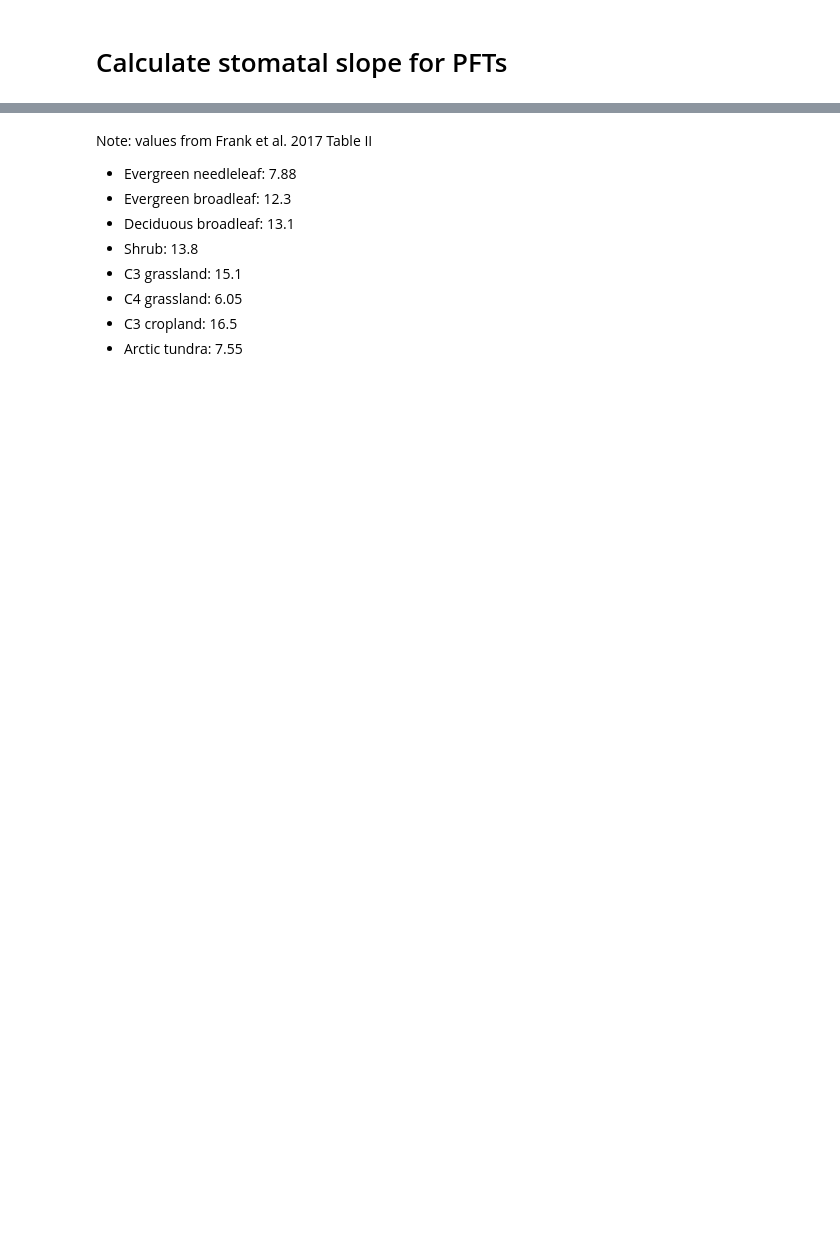
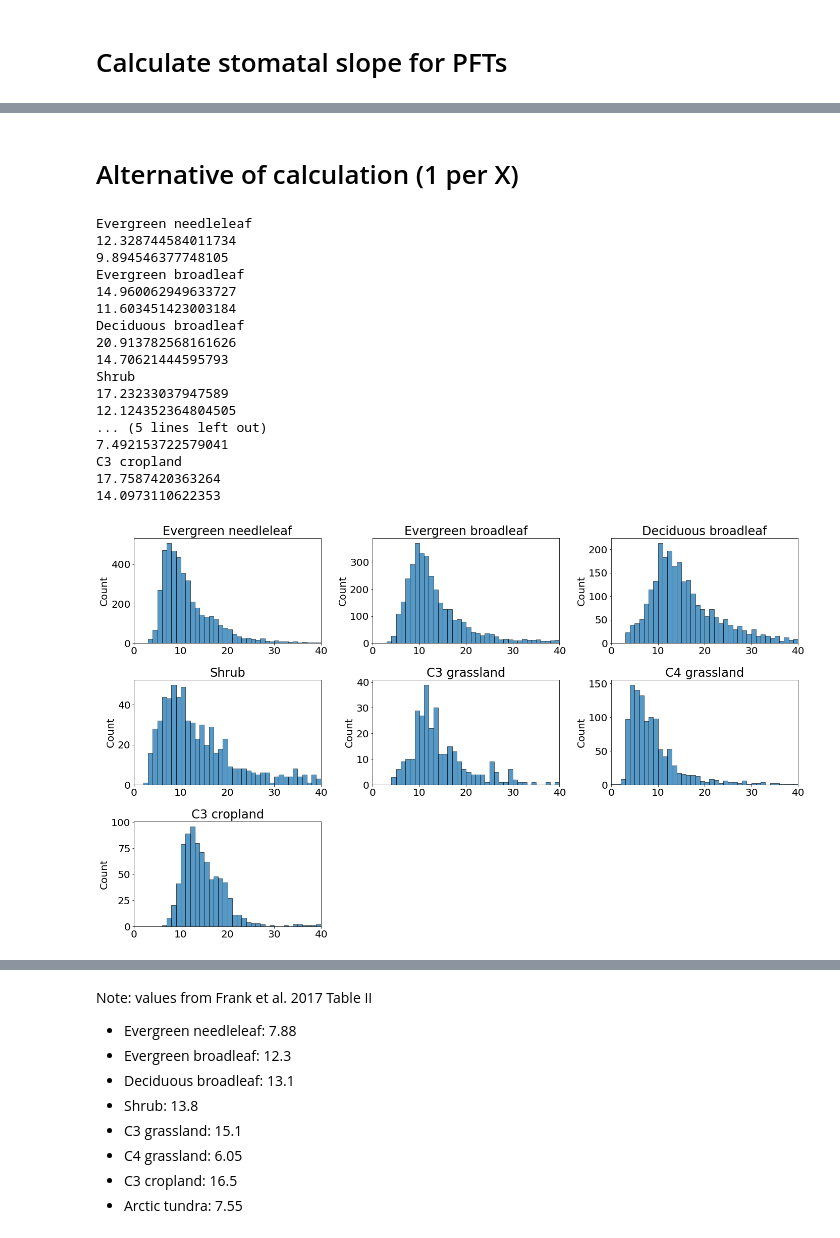
Before and after one commit to czarakas/TREE2H2O, a Jupyter notebook: code/stomatal_slope_experiments/preprocessing/generate_stomatal_slope_ranges/Calculate_parameter_range_from_Lin_et_al_2015.ipynb, the cells around one changed output, grey strips where cells are left out. Saved outputs shown, nothing was run; the diff lists cells and outputs as text; code cells hidden in the pictures; blank space fills up the shorter version.

```diff
--- a/code/stomatal_slope_experiments/preprocessing/generate_stomatal_slope_ranges/Calculate_parameter_range_from_Lin_et_al_2015.ipynb
+++ b/code/stomatal_slope_experiments/preprocessing/generate_stomatal_slope_ranges/Calculate_parameter_range_from_Lin_et_al_2015.ipynb
@@ -343,0 +209,2 @@ g1 estimate: 3 species
+# %% [markdown]
+# Alternative of calculation (1 per X)
@@ -343,0 +213,40 @@ g1 estimate: 3 species
+# %%
+plt.rcParams.update({'font.size': 20})
+
+ibins = np.arange(0,50,1)
+# ----------------------- Use this if grouping by PFT category (broader categorization, used in CLM)
+# This is the approach we take for selecting range for model experiments
+plt.figure(figsize=[20,12])
+for j, PFT_category in enumerate(PFT_CATEGORIES):
+    df_subset = df_BB[df_BB['PFT_category']==PFT_category]
+    plttitle=PFT_category
+    plt.subplot(3,3,j+1)
+
+    output = sns.histplot(df_subset['mbbopt'].values, bins=ibins)
+    plt.xlim([0, 40])
+    plt.title(plttitle)
+
+    print(PFT_category)
+    print(np.nanmean(df_subset['mbbopt'].values))
+    print(np.nanmedian(df_subset['mbbopt'].values))
+plt.tight_layout()
+plt.savefig('Histograms.png')
+# %% [output]
+Evergreen needleleaf
+12.328744584011734
+9.894546377748105
+Evergreen broadleaf
+14.960062949633727
+11.603451423003184
+Deciduous broadleaf
+20.913782568161626
+14.70621444595793
+Shrub
+17.23233037947589
+12.124352364804505
+... (5 lines left out)
+7.492153722579041
+C3 cropland
+17.7587420363264
+14.0973110622353
+[figure, added]
```
Also changed, not shown: parts of 60 cells of this notebook, 11 other files.
